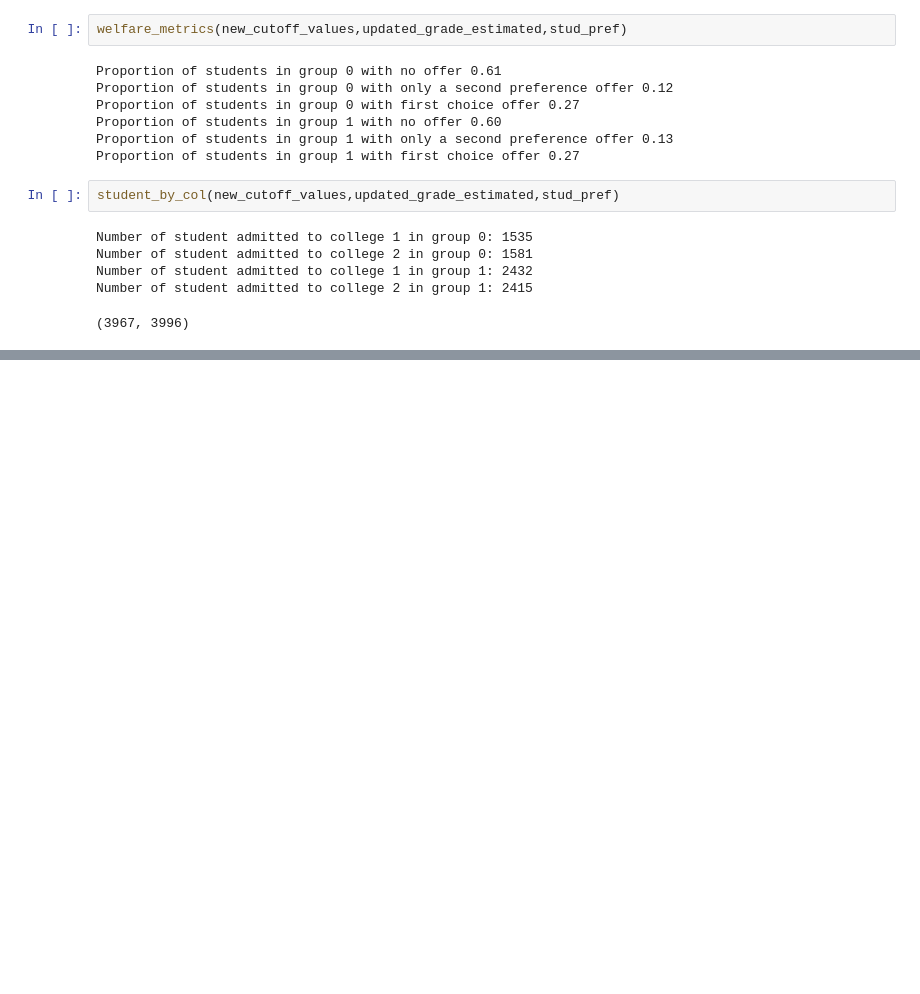
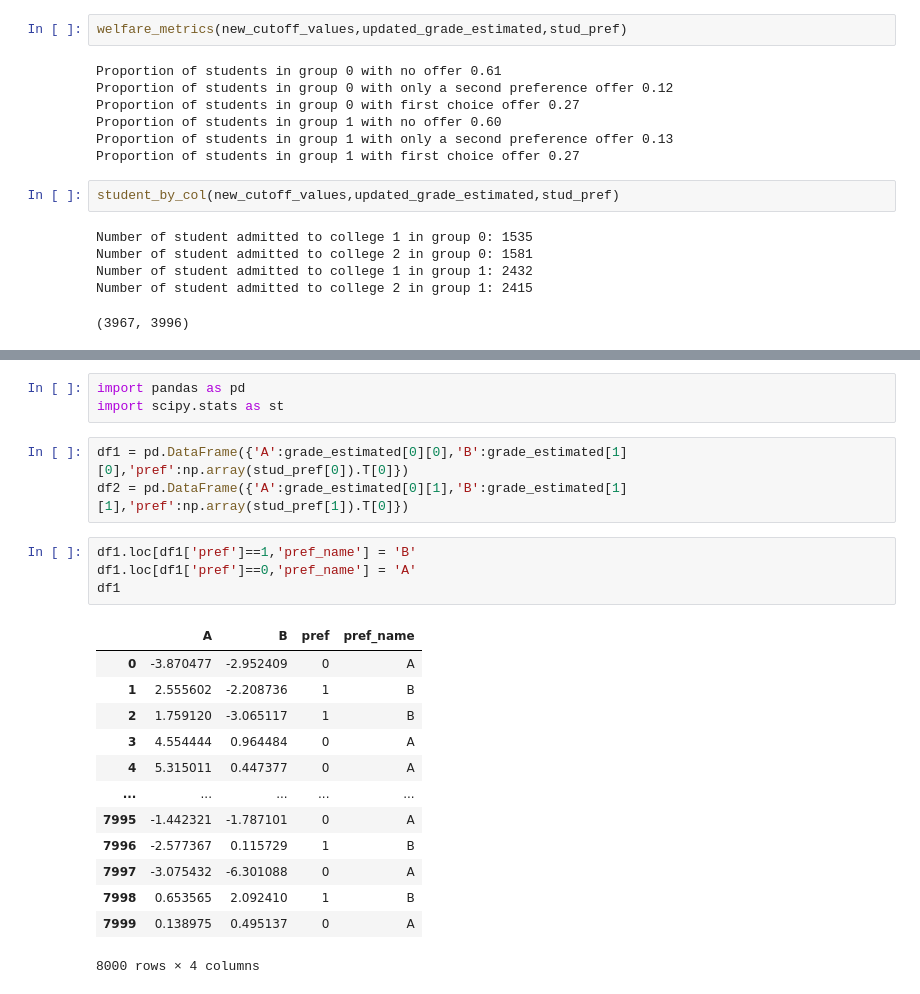
Before and after one commit to LiamNgn/Fairness-Matching, a Jupyter notebook: Matching with Bayes.ipynb, the cells around one changed output, grey strips where cells are left out. Cells and saved outputs as stored; diff of their text form; blank space fills up the shorter version.

```diff
--- a/Matching with Bayes.ipynb
+++ b/Matching with Bayes.ipynb
@@ -158,0 +174,24 @@ Number of student admitted to college 2 in group 1: 2415
+# %%
+import pandas as pd
+import scipy.stats as st
+# %%
+df1 = pd.DataFrame({'A':grade_estimated[0][0],'B':grade_estimated[1][0],'pref':np.array(stud_pref[0]).T[0]})
+df2 = pd.DataFrame({'A':grade_estimated[0][1],'B':grade_estimated[1][1],'pref':np.array(stud_pref[1]).T[0]})
+# %%
+df1.loc[df1['pref']==1,'pref_name'] = 'B'
+df1.loc[df1['pref']==0,'pref_name'] = 'A'
+df1
+# %% [output]
+|  | A | B | pref | pref_name |
+| 0 | -3.870477 | -2.952409 | 0 | A |
+| 1 | 2.555602 | -2.208736 | 1 | B |
+| 2 | 1.759120 | -3.065117 | 1 | B |
+| 3 | 4.554444 | 0.964484 | 0 | A |
+| 4 | 5.315011 | 0.447377 | 0 | A |
+| ... | ... | ... | ... | ... |
+| 7995 | -1.442321 | -1.787101 | 0 | A |
+| 7996 | -2.577367 | 0.115729 | 1 | B |
+| 7997 | -3.075432 | -6.301088 | 0 | A |
+| 7998 | 0.653565 | 2.092410 | 1 | B |
+| 7999 | 0.138975 | 0.495137 | 0 | A |
+8000 rows × 4 columns
```
Also changed, not shown: parts of 17 cells of this notebook, 1 other file.
